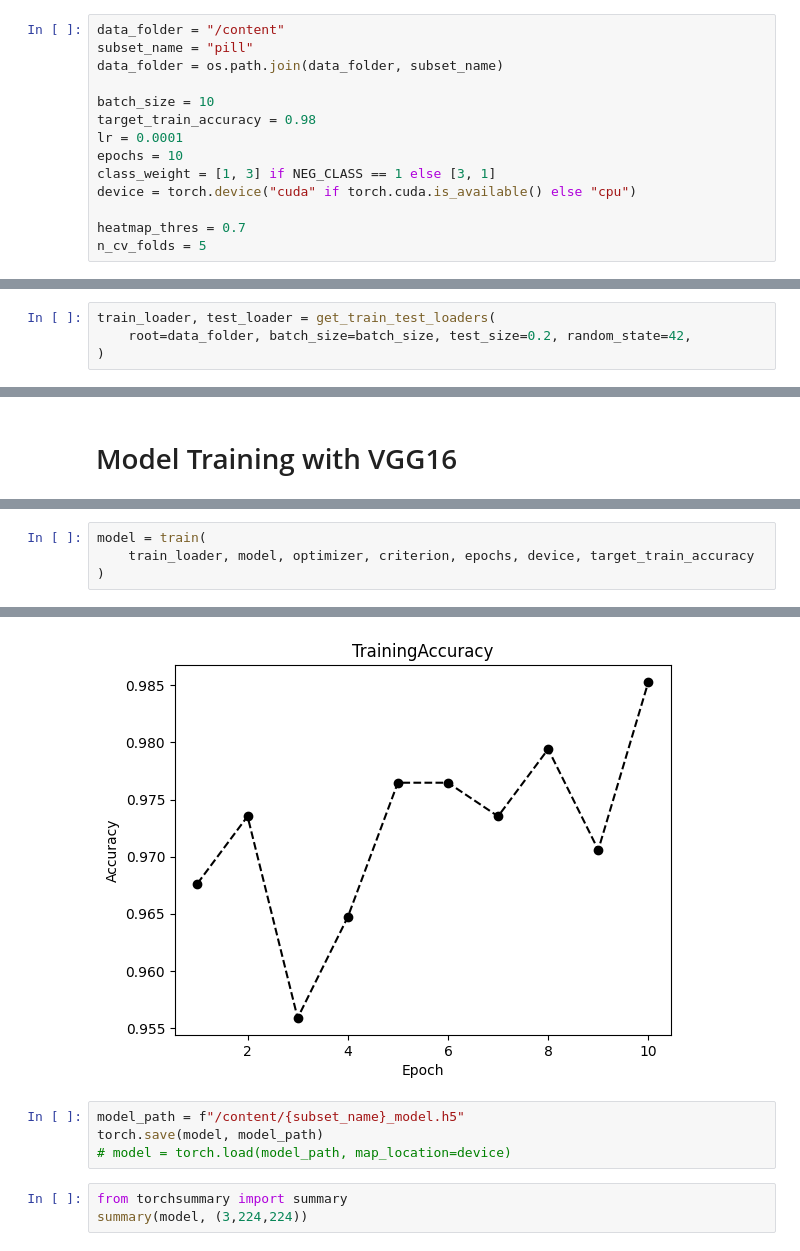
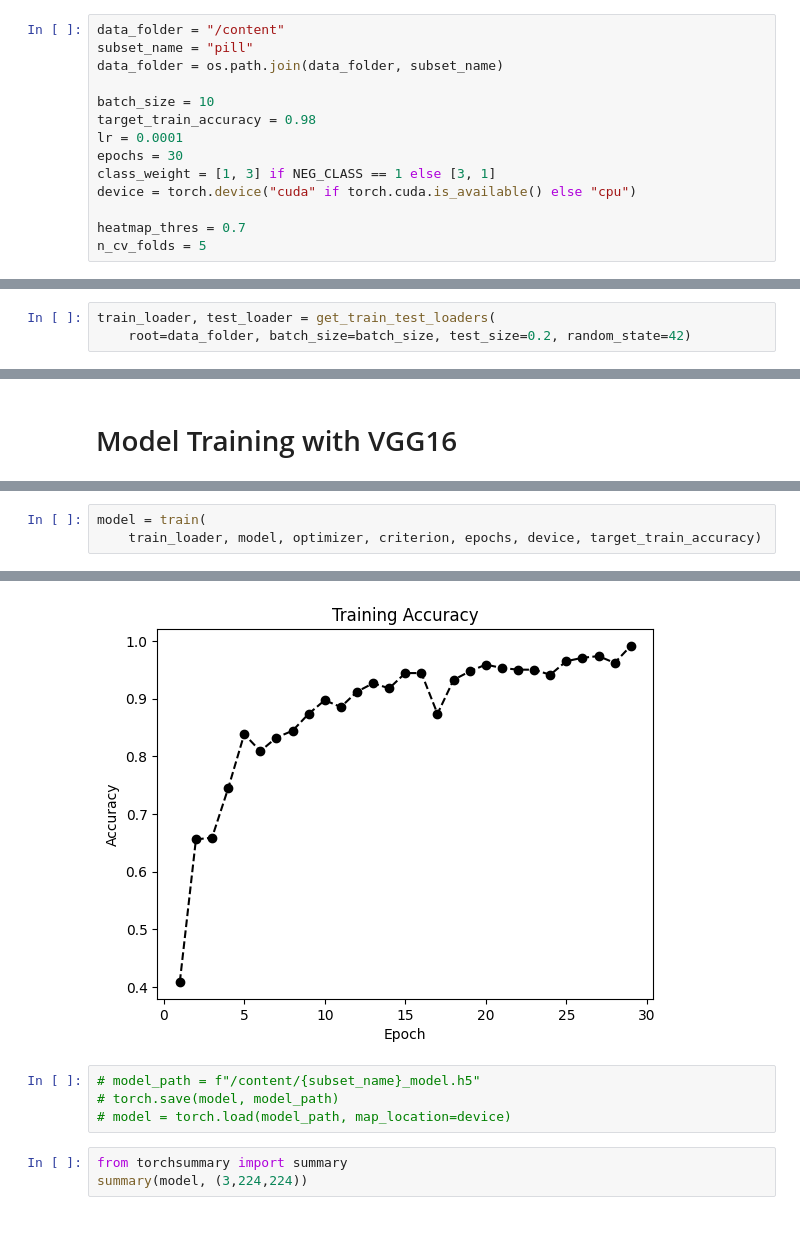
Before and after one commit to nikogarro/thesis, a Jupyter notebook: Pill_Anomaly_Detection.ipynb, the cells around one changed output, grey strips where cells are left out. Saved outputs shown, nothing was run; the diff lists cells and outputs as text.

```diff
--- a/Pill_Anomaly_Detection.ipynb
+++ b/Pill_Anomaly_Detection.ipynb
@@ -61,7 +70,7 @@ data_folder = os.path.join(data_folder, subset_name)
 batch_size = 10
 target_train_accuracy = 0.98
 lr = 0.0001
-epochs = 10
+epochs = 30
 class_weight = [1, 3] if NEG_CLASS == 1 else [3, 1]
 device = torch.device("cuda" if torch.cuda.is_available() else "cpu")
 
@@ -71,8 +80,7 @@ n_cv_folds = 5
 # Data loading
 # %%
 train_loader, test_loader = get_train_test_loaders(
-    root=data_folder, batch_size=batch_size, test_size=0.2, random_state=42,
-)
+    root=data_folder, batch_size=batch_size, test_size=0.2, random_state=42)
 # %% [output]
 Dataset /content/pill: N Images = 434, Share of anomalies = 0.325
 # %% [markdown]
@@ -86,5 +96,4 @@ optimizer = optim.Adam(model.parameters(), lr=lr)
 # %%
 model = train(
-    train_loader, model, optimizer, criterion, epochs, device, target_train_accuracy
-)
+    train_loader, model, optimizer, criterion, epochs, device, target_train_accuracy)
 # %% [output]
@@ -103,7 +118,7 @@ Early Stopping
-[figure, old version]
+[figure, new version]
 # %%
-model_path = f"/content/{subset_name}_model.h5"
-torch.save(model, model_path)
+# model_path = f"/content/{subset_name}_model.h5"
+# torch.save(model, model_path)
 # model = torch.load(model_path, map_location=device)
 # %%
 from torchsummary import summary
```
Also changed, not shown: parts of 9 cells of this notebook.
